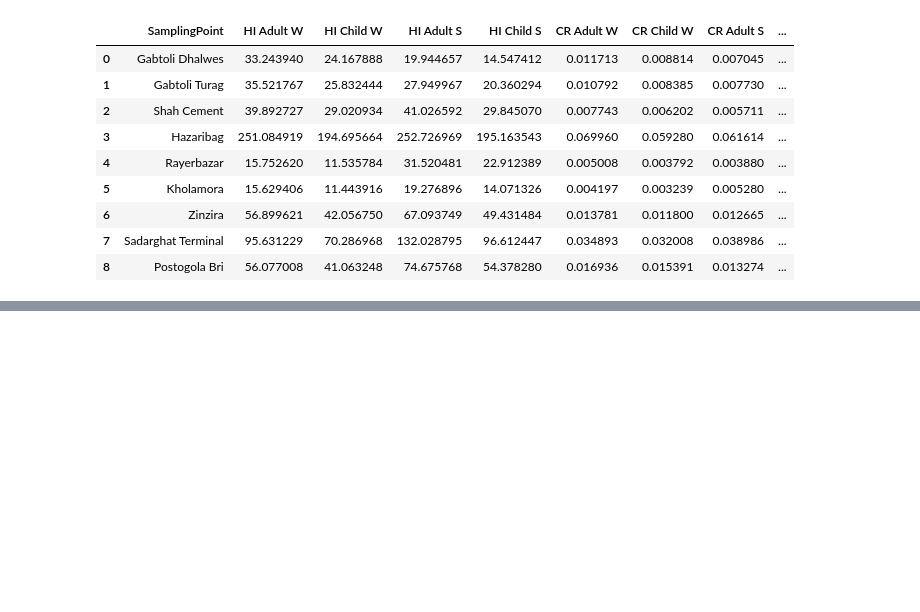
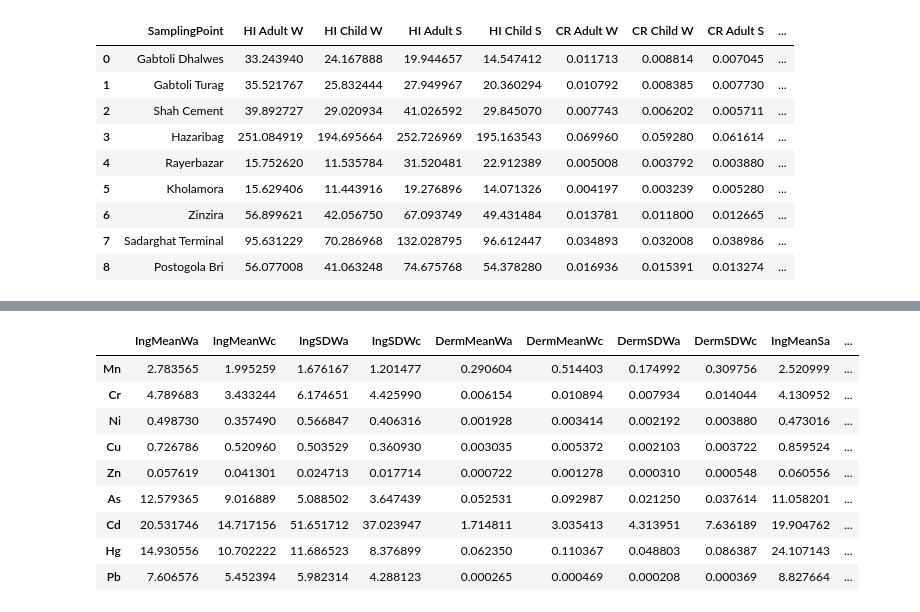
Before and after one commit to rakibhhridoy/OnGoingStudy, a Jupyter notebook: Buriganga/HealthRiskAssesment.ipynb, the cells around one changed output, grey strips where cells are left out. Drawn from its saved outputs; the diff is of its cells as text; code cells hidden in the pictures; blank space fills up the shorter version.

```diff
--- a/Buriganga/HealthRiskAssesment.ipynb
+++ b/Buriganga/HealthRiskAssesment.ipynb
@@ -1540,7 +1553,7 @@ hqHg = cdi_ing["Hg"] / param_adult["RfDing"]["Hg"]
 hqPb = cdi_ing["Pb"] / param_adult["RfDing"]["Pb"]
 hqNi = cdi_ing["Ni"] / param_adult["RfDing"]["Ni"]
 
-hq_ing = pd.DataFrame(data = {
+hq_ingsa = pd.DataFrame(data = {
     "Mn": hqMn,
     "Cr": hqCr,
     "Ni": hqNi,
@@ -1586,7 +1599,7 @@ hqHg = cdi_derm["Hg"] / param_adult["RfDderm"]["Hg"]
 hqPb = cdi_derm["Pb"] / param_adult["RfDderm"]["Pb"]
 hqNi = cdi_derm["Ni"] / param_adult["RfDderm"]["Ni"]
 
-hq_derm = pd.DataFrame(data = {
+hq_dermsa = pd.DataFrame(data = {
     "Mn": hqMn,
     "Cr": hqCr,
     "Ni": hqNi,
@@ -1599,7 +1612,7 @@ hq_derm = pd.DataFrame(data = {
 }
 )
 
-hi = hq_derm + hq_ing
+hi = hq_dermsa + hq_ingsa
 hisa = hi.sum(axis=1)
 hisa
 # %% [output]
@@ -1758,7 +1771,7 @@ hqHg = cdi_ing["Hg"] / param_child["RfDing"]["Hg"]
 hqPb = cdi_ing["Pb"] / param_child["RfDing"]["Pb"]
 hqNi = cdi_ing["Ni"] / param_child["RfDing"]["Ni"]
 
-hq_ing = pd.DataFrame(data = {
+hq_ingsc = pd.DataFrame(data = {
     "Mn": hqMn,
     "Cr": hqCr,
     "Ni": hqNi,
@@ -1804,7 +1817,7 @@ hqHg = cdi_derm["Hg"] / param_child["RfDderm"]["Hg"]
 hqPb = cdi_derm["Pb"] / param_child["RfDderm"]["Pb"]
 hqNi = cdi_derm["Ni"] / param_child["RfDderm"]["Ni"]
 
-hq_derm = pd.DataFrame(data = {
+hq_dermsc = pd.DataFrame(data = {
     "Mn": hqMn,
     "Cr": hqCr,
     "Ni": hqNi,
@@ -1817,7 +1830,7 @@ hq_derm = pd.DataFrame(data = {
 }
 )
 
-hi = hq_derm + hq_ing
+hi = hq_dermsc + hq_ingsc
 hisc = hi.sum(axis=1)
 hisc
 # %% [output]
@@ -1976,7 +1989,7 @@ hqHg = cdi_ing["Hg"] / param_child["RfDing"]["Hg"]
 hqPb = cdi_ing["Pb"] / param_child["RfDing"]["Pb"]
 hqNi = cdi_ing["Ni"] / param_child["RfDing"]["Ni"]
 
-hq_ing = pd.DataFrame(data = {
+hq_ingwc = pd.DataFrame(data = {
     "Mn": hqMn,
     "Cr": hqCr,
     "Ni": hqNi,
@@ -2022,7 +2035,7 @@ hqHg = cdi_derm["Hg"] / param_child["RfDderm"]["Hg"]
 hqPb = cdi_derm["Pb"] / param_child["RfDderm"]["Pb"]
 hqNi = cdi_derm["Ni"] / param_child["RfDderm"]["Ni"]
 
-hq_derm = pd.DataFrame(data = {
+hq_dermwc = pd.DataFrame(data = {
     "Mn": hqMn,
     "Cr": hqCr,
     "Ni": hqNi,
@@ -2035,7 +2048,7 @@ hq_derm = pd.DataFrame(data = {
 }
 )
 
-hi = hq_derm + hq_ing
+hi = hq_dermwc + hq_ingwc
 hiwc = hi.sum(axis=1)
 hiwc
 # %% [output]
@@ -2216,0 +2242,33 @@ healthRisk.to_csv("data/HealthRisk.csv")
+# %%
+hq_metals = pd.DataFrame(data={
+    "IngMeanWa": hq_ingwa.mean(),
+    "IngMeanWc": hq_ingwc.mean(),
+    "IngSDWa": hq_ingwa.std(),
+    "IngSDWc": hq_ingwc.std(),
+    "DermMeanWa": hq_dermwa.mean(),
+    "DermMeanWc": hq_dermwc.mean(),
+    "DermSDWa": hq_dermwa.std(),
+    "DermSDWc":hq_dermwc.std(),
+    "IngMeanSa": hq_ingsa.mean(),
+    "IngMeanSc": hq_ingsc.mean(),
+    "IngSDSa": hq_ingsa.std(),
+    "IngSDSc": hq_ingsc.std(),
+    "DermMeanSa": hq_dermsa.mean(),
+    "DermMeanSc": hq_dermsc.mean(),
+    "DermSDSa": hq_dermsa.std(),
+    "DermSDSc": hq_dermsc.std(),
+
+
+})
+hq_metals
+# %% [output]
+|  | IngMeanWa | IngMeanWc | IngSDWa | IngSDWc | DermMeanWa | DermMeanWc | DermSDWa | DermSDWc | IngMeanSa | ... |
+| Mn | 2.783565 | 1.995259 | 1.676167 | 1.201477 | 0.290604 | 0.514403 | 0.174992 | 0.309756 | 2.520999 | ... |
+| Cr | 4.789683 | 3.433244 | 6.174651 | 4.425990 | 0.006154 | 0.010894 | 0.007934 | 0.014044 | 4.130952 | ... |
+| Ni | 0.498730 | 0.357490 | 0.566847 | 0.406316 | 0.001928 | 0.003414 | 0.002192 | 0.003880 | 0.473016 | ... |
+| Cu | 0.726786 | 0.520960 | 0.503529 | 0.360930 | 0.003035 | 0.005372 | 0.002103 | 0.003722 | 0.859524 | ... |
+| Zn | 0.057619 | 0.041301 | 0.024713 | 0.017714 | 0.000722 | 0.001278 | 0.000310 | 0.000548 | 0.060556 | ... |
+| As | 12.579365 | 9.016889 | 5.088502 | 3.647439 | 0.052531 | 0.092987 | 0.021250 | 0.037614 | 11.058201 | ... |
+| Cd | 20.531746 | 14.717156 | 51.651712 | 37.023947 | 1.714811 | 3.035413 | 4.313951 | 7.636189 | 19.904762 | ... |
+| Hg | 14.930556 | 10.702222 | 11.686523 | 8.376899 | 0.062350 | 0.110367 | 0.048803 | 0.086387 | 24.107143 | ... |
+| Pb | 7.606576 | 5.452394 | 5.982314 | 4.288123 | 0.000265 | 0.000469 | 0.000208 | 0.000369 | 8.827664 | ... |
```
Also changed, not shown: parts of 14 cells of this notebook, 3 other files.
